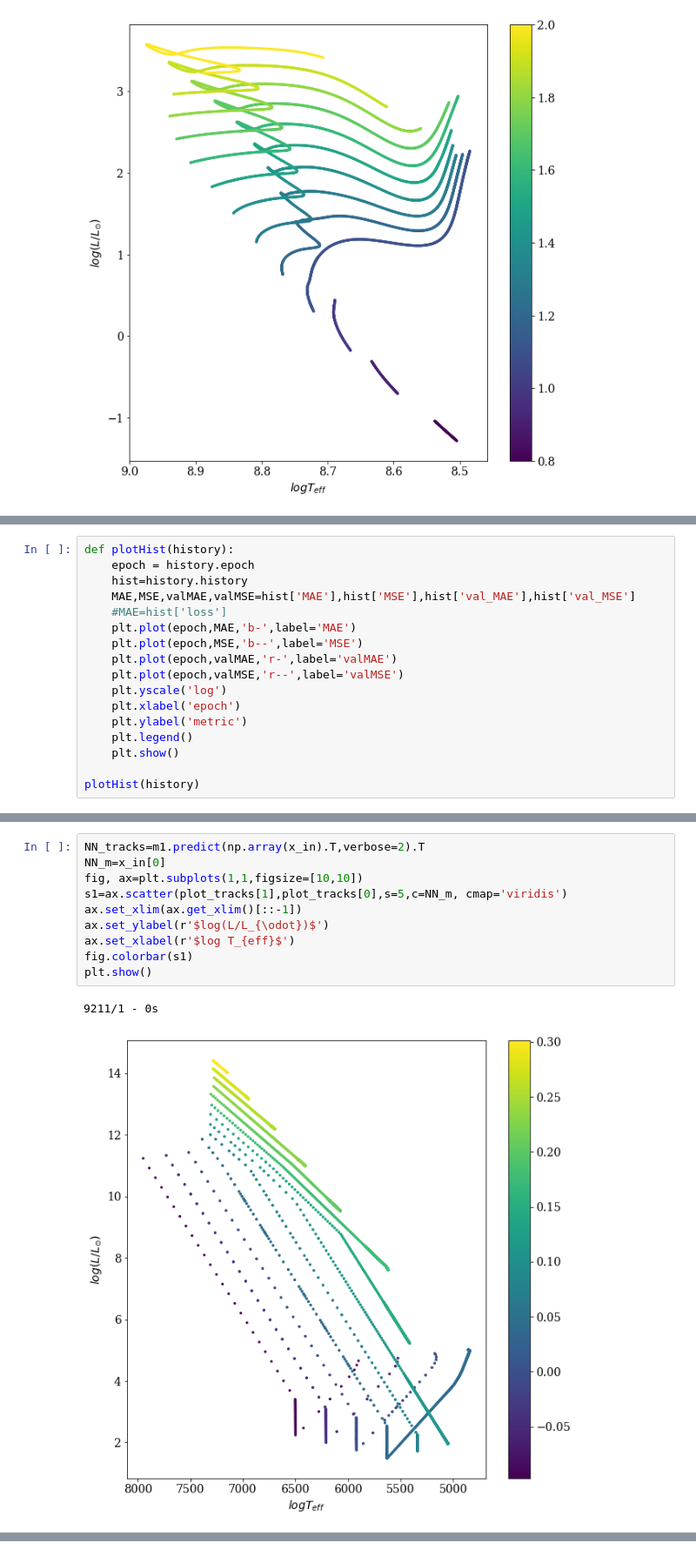
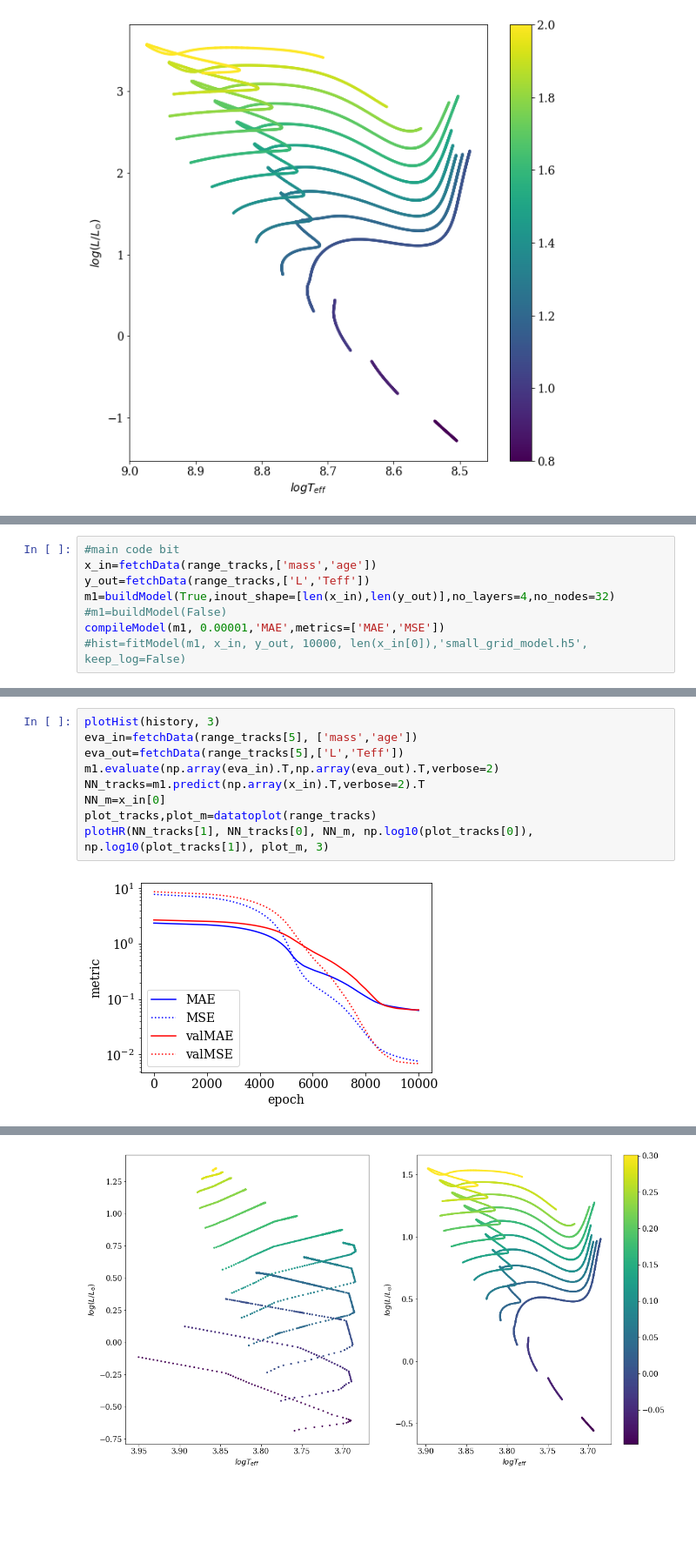
Before and after one commit to Harry-Westwood/Y4-Project-InterNeuralStellar, a Jupyter notebook: Hin's_files/grid01.ipynb, the cells around one changed output, grey strips where cells are left out. Shown at 87% size. Drawn from its saved outputs; the diff is of its cells as text; blank space fills up the shorter version.

Commit message:
Grid NN: finally solved the github issue

```diff
--- a/Hin's_files/grid01.ipynb
+++ b/Hin's_files/grid01.ipynb
@@ -141,0 +163,8 @@ _________________________________________________________________
+# %%
+#main code bit
+x_in=fetchData(range_tracks,['mass','age'])
+y_out=fetchData(range_tracks,['L','Teff'])
+m1=buildModel(True,inout_shape=[len(x_in),len(y_out)],no_layers=4,no_nodes=32)
+#m1=buildModel(False)
+compileModel(m1, 0.00001,'MAE',metrics=['MAE','MSE'])
+#hist=fitModel(m1, x_in, y_out, 10000, len(x_in[0]),'small_grid_model.h5', keep_log=False)
@@ -205,17 +233,0 @@ training done! now=2019-11-13 05:02:45.037850 | Time lapsed=1:10:44.109022
-# %%
-def plotHist(history):
-    epoch = history.epoch
-    hist=history.history
-    MAE,MSE,valMAE,valMSE=hist['MAE'],hist['MSE'],hist['val_MAE'],hist['val_MSE']
-    #MAE=hist['loss']
-    plt.plot(epoch,MAE,'b-',label='MAE')
-    plt.plot(epoch,MSE,'b--',label='MSE')
-    plt.plot(epoch,valMAE,'r-',label='valMAE')
-    plt.plot(epoch,valMSE,'r--',label='valMSE')
-    plt.yscale('log')
-    plt.xlabel('epoch')
-    plt.ylabel('metric')
-    plt.legend()
-    plt.show()
-
-plotHist(history)
@@ -224,13 +234,11 @@ plotHist(history)
-# %%
-NN_tracks=m1.predict(np.array(x_in).T,verbose=2).T
-NN_m=x_in[0]
-fig, ax=plt.subplots(1,1,figsize=[10,10])
-s1=ax.scatter(plot_tracks[1],plot_tracks[0],s=5,c=NN_m, cmap='viridis')
-ax.set_xlim(ax.get_xlim()[::-1])
-ax.set_ylabel(r'$log(L/L_{\odot})$')
-ax.set_xlabel(r'$log T_{eff}$')
-fig.colorbar(s1)
-plt.show()
-# %% [output]
-9211/1 - 0s
-[figure, removed]
+# %%
+plotHist(history, 3)
+eva_in=fetchData(range_tracks[5], ['mass','age'])
+eva_out=fetchData(range_tracks[5],['L','Teff'])
+m1.evaluate(np.array(eva_in).T,np.array(eva_out).T,verbose=2)
+NN_tracks=m1.predict(np.array(x_in).T,verbose=2).T
+NN_m=x_in[0]
+plot_tracks,plot_m=datatoplot(range_tracks)
+plotHR(NN_tracks[1], NN_tracks[0], NN_m, np.log10(plot_tracks[0]), np.log10(plot_tracks[1]), plot_m, 3)
+# %% [output]
+[figure, added]
@@ -236,0 +247 @@ plt.show()
+[figure, added]
```
Also changed, not shown: parts of 7 cells of this notebook.
